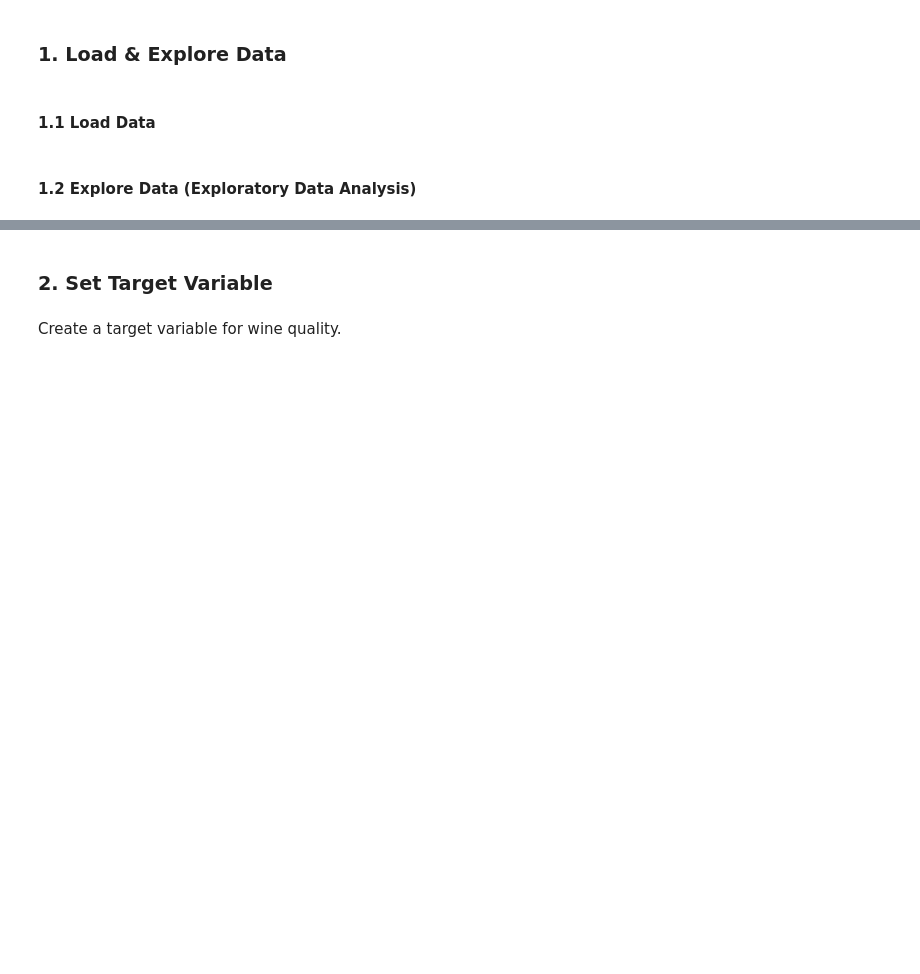
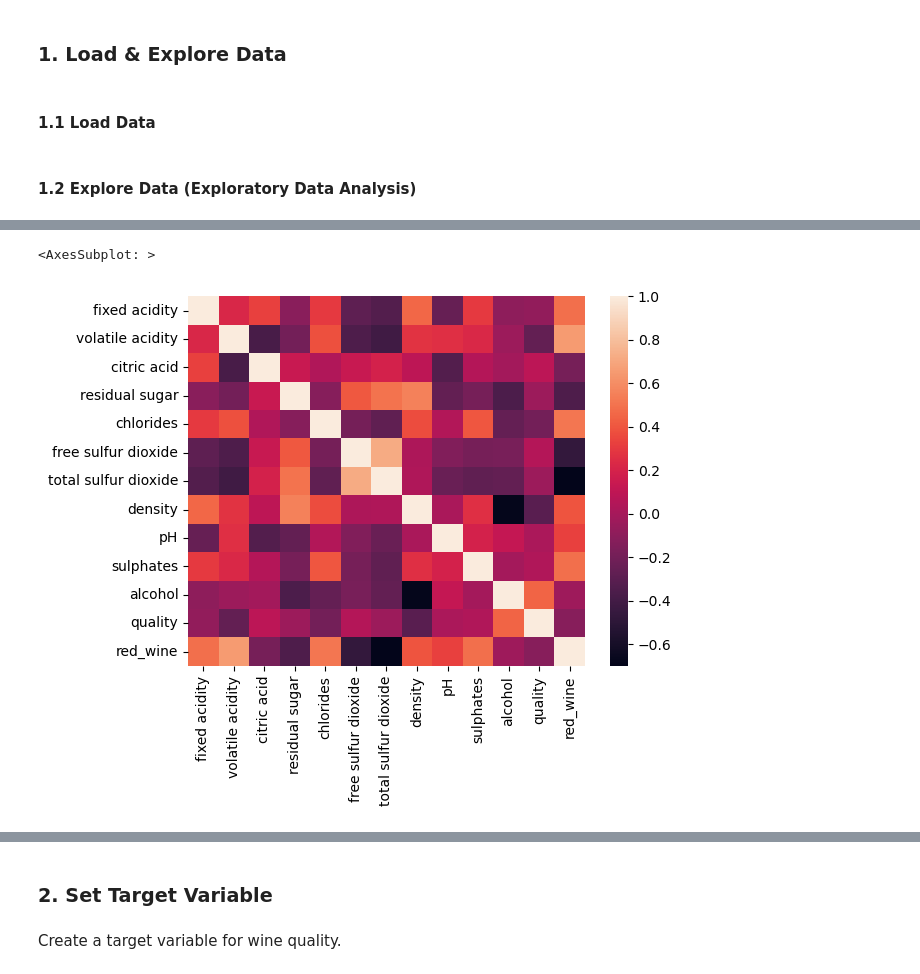
Before and after one commit to vagnerbauer/IOD_Projects, a Jupyter notebook: Module 4/Labs 4/IOD_Lab 4.2.1.ipynb, the cells around one changed output, grey strips where cells are left out. Drawn from its saved outputs; the diff is of its cells as text; code cells hidden in the pictures; blank space fills up the shorter version.

```diff
--- a/Module 4/Labs 4/IOD_Lab 4.2.1.ipynb
+++ b/Module 4/Labs 4/IOD_Lab 4.2.1.ipynb
@@ -24,0 +145,5 @@ wine_csv = 'winequality_merged.csv'
+# %%
+sns.heatmap(wine.corr())
+# %% [output]
+<AxesSubplot: >
+[figure, added]
```
Also changed, not shown: parts of 28 cells of this notebook.
